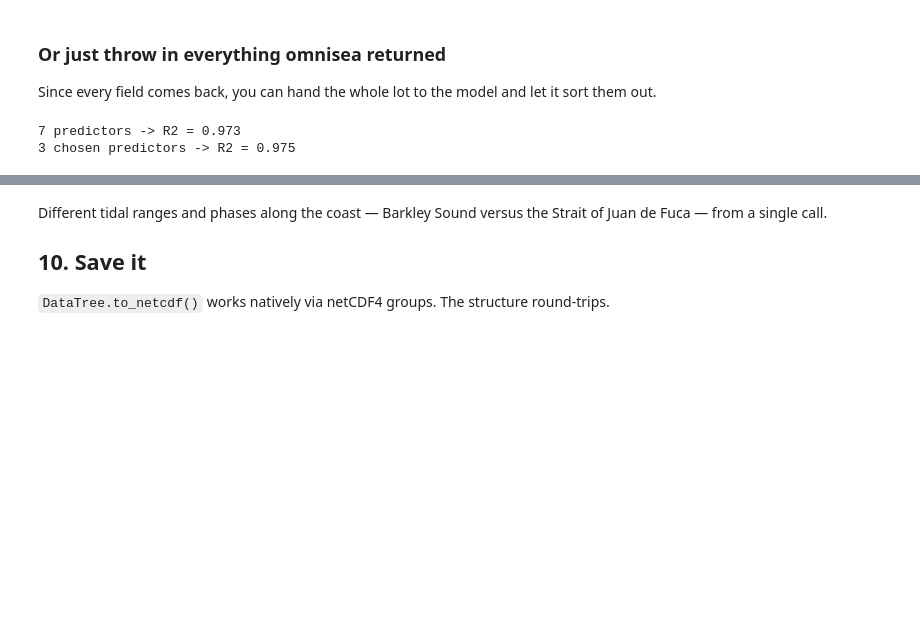
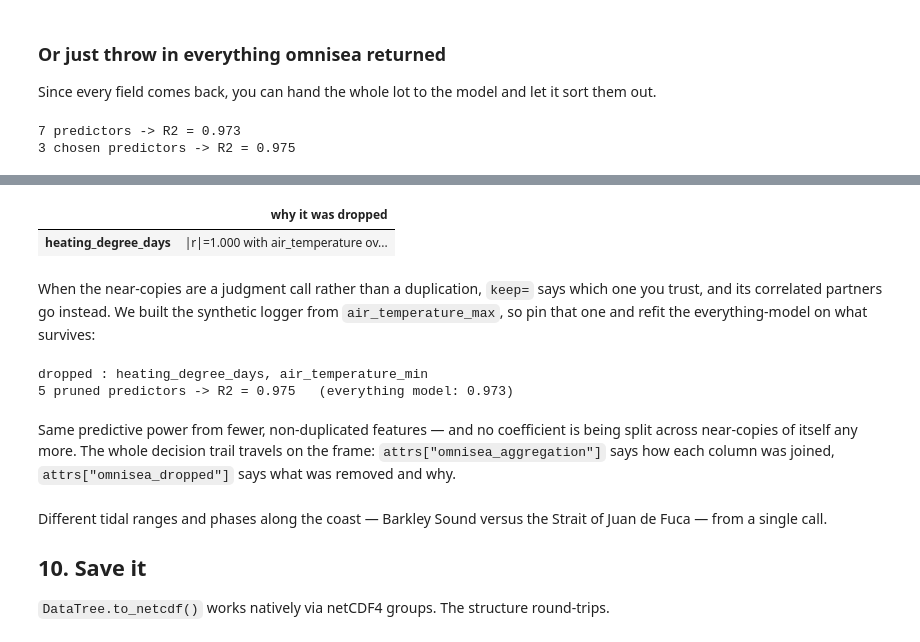
Before and after one commit to dexterfichuk/omnisea, a Jupyter notebook: examples/bamfield.ipynb, the cells around one changed output, grey strips where cells are left out. Cells and saved outputs as stored; diff of their text form; code cells hidden in the pictures; blank space fills up the shorter version.

```diff
--- a/examples/bamfield.ipynb
+++ b/examples/bamfield.ipynb
@@ -488,3 +544,36 @@ only notice once everything is on one time axis in front of you.
+# %%
+pruned = omnisea.drop_correlated(data, threshold=0.9)
+pd.Series(pruned.attrs["omnisea_dropped"]).to_frame("why it was dropped")
+# %% [output]
+|  | why it was dropped |
+| heating_degree_days | |r|=1.000 with air_temperature ov... |
+# %% [markdown]
+When the near-copies are a judgment call rather than a duplication, `keep=` says which one you
+trust, and its correlated partners go instead. We built the synthetic logger from
+`air_temperature_max`, so pin that one and refit the everything-model on what survives:
+# %%
+lean = omnisea.drop_correlated(data, threshold=0.8, keep="air_temperature_max")
+
+usable = [c for c in lean.columns
+          if c != "water_temp_c"
+          and pd.api.types.is_numeric_dtype(lean[c])
+          and lean[c].nunique() > 1]
+Xl_train, Xl_test, yl_train, yl_test = train_test_split(
+    lean[usable].dropna(axis=1), lean["water_temp_c"], test_size=0.3, random_state=0)
+leaner = LinearRegression().fit(Xl_train, yl_train)
+
+print("dropped :", ", ".join(lean.attrs["omnisea_dropped"]))
+print(f"{len(usable)} pruned predictors -> R2 = "
+      f"{r2_score(yl_test, leaner.predict(Xl_test)):.3f}"
+      f"   (everything model: {r2_score(ya_test, everything.predict(Xa_test)):.3f})")
+# %% [output]
+dropped : heating_degree_days, air_temperature_min
+5 pruned predictors -> R2 = 0.975   (everything model: 0.973)
+# %% [markdown]
+Same predictive power from fewer, non-duplicated features — and no coefficient is being split
+across near-copies of itself any more. The whole decision trail travels on the frame:
+`attrs["omnisea_aggregation"]` says how each column was joined, `attrs["omnisea_dropped"]` says
+what was removed and why.
 # %% [markdown]
 Different tidal ranges and phases along the coast — Barkley Sound versus the Strait of
 Juan de Fuca — from a single call.
```
Also changed, not shown: parts of 9 cells of this notebook, 5 other files.
